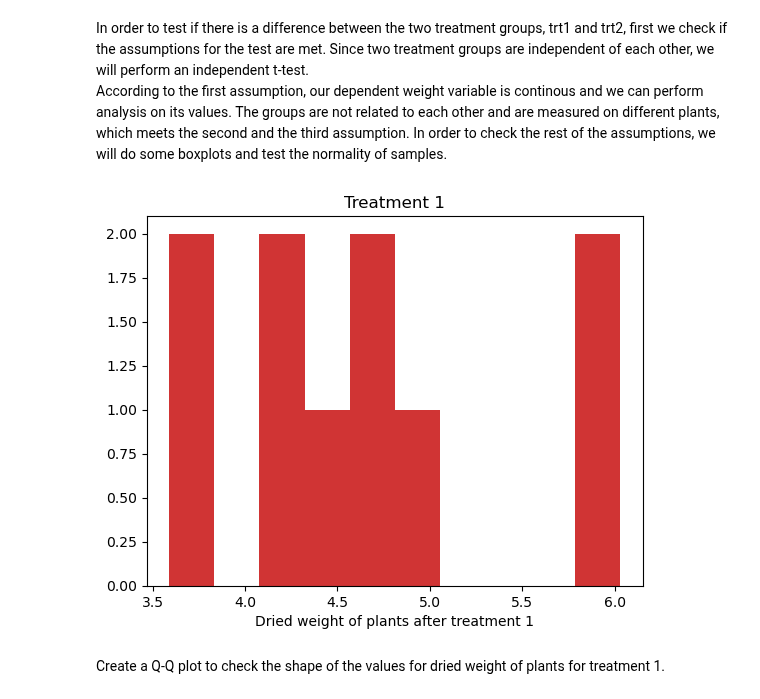
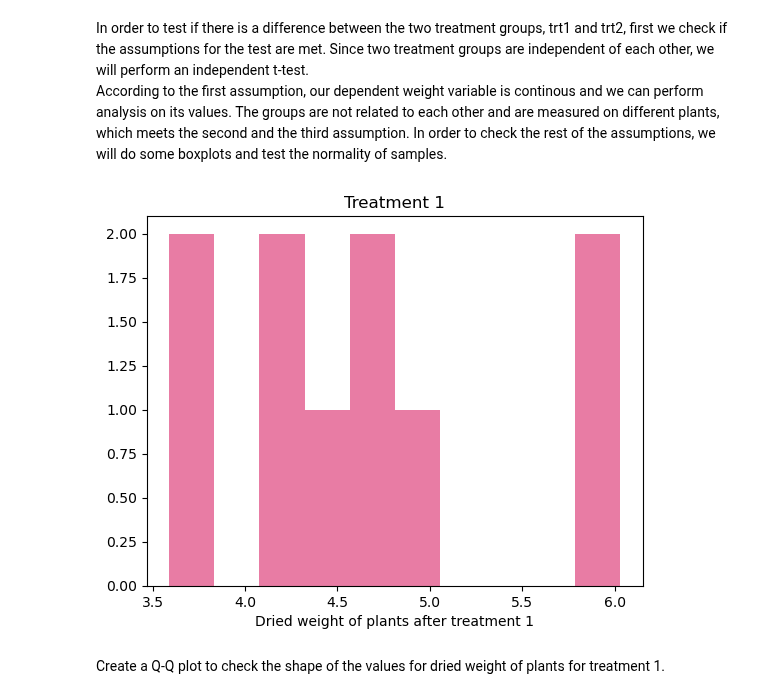
Before and after one commit to Tanja888/applied_statistics, a Jupyter notebook: project.ipynb, the cells around one changed output. Drawn from its saved outputs; the diff is of its cells as text; code cells hidden in the pictures.

```diff
--- a/project.ipynb
+++ b/project.ipynb
@@ -136,15 +136,15 @@ In order to test if there is a difference between the two treatment groups, trt1
 According to the first assumption, our dependent weight variable is continous and we can perform analysis on its values. The groups are not related to each other and are measured on different plants, which meets the second and the third assumption. In order to check the rest of the assumptions, we will do some boxplots and test the normality of samples.
 # %%
 # Plot the treatment group 1
-plt.hist(trt1_group, color='#d03434')
+plt.hist(trt1_group, color='#e87ca4')
 
 # Add a label to the x-axis
 plt.xlabel("Dried weight of plants after treatment 1")
 
 # Add a title to the plot
 plt.title("Treatment 1");
 # %% [output]
-[figure, old version]
+[figure, new version]
 # %% [markdown]
 Create a Q-Q plot to check the shape of the values for dried weight of plants for treatment 1.
 # %%
```
Also changed, not shown: parts of 20 cells of this notebook.
